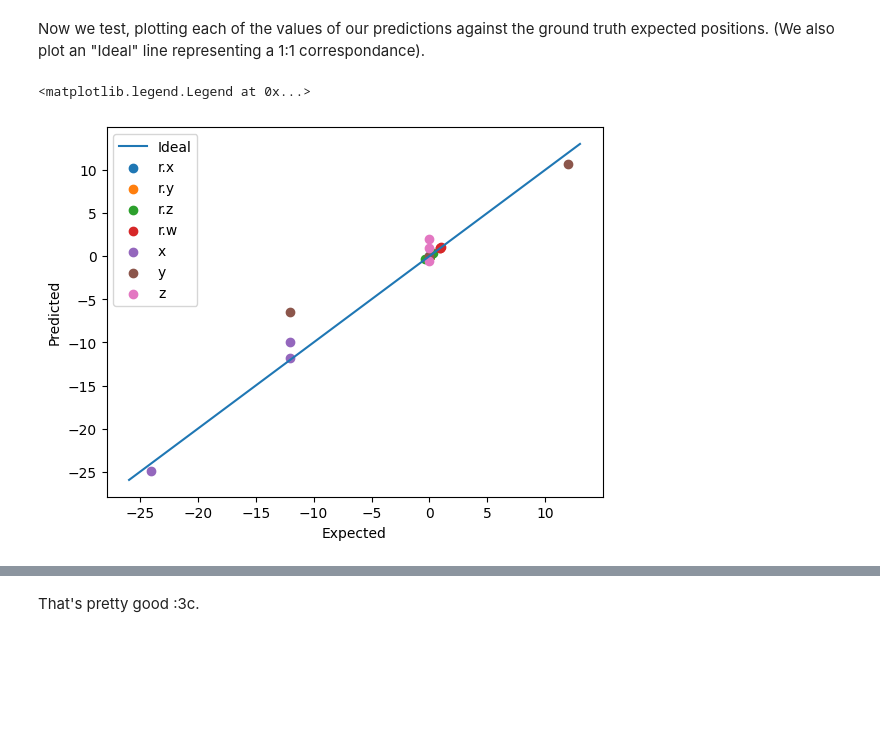
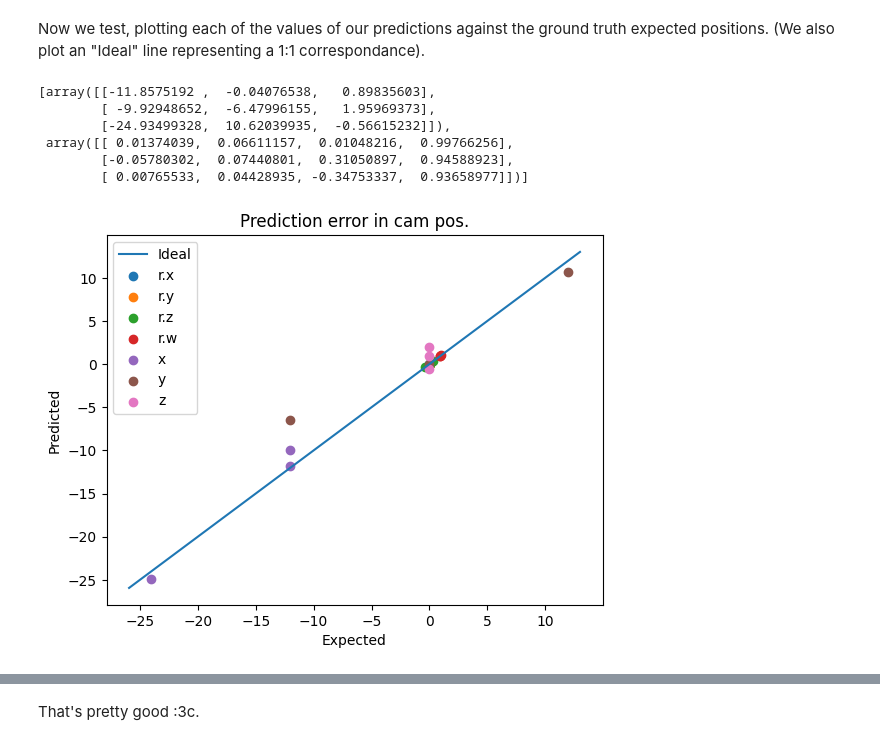
Before and after one commit to LightningHawks6032/notebook-archive, a Jupyter notebook: apriltag/apriltag-position-doing.ipynb, the cells around one changed output, grey strips where cells are left out. Cells and saved outputs as stored; diff of their text form; code cells hidden in the pictures; blank space fills up the shorter version.

```diff
--- a/apriltag/apriltag-position-doing.ipynb
+++ b/apriltag/apriltag-position-doing.ipynb
@@ -197,31 +197,38 @@ correspondance).
 # %%
 # [predicted_pos, predicted_hdg] = zip(*[predict_cam_loc(p, q) for (p, q) in zip(pose_pos, pose_rot)])
 (predicted_pos, predicted_rot) = zip(*[predict_cam_loc(p, q) for (p, q) in zip(pose_pos, pose_rot)])
 predicted_pos = np.array(predicted_pos)
 predicted_rot = np.array([q.as_quat() for q in predicted_rot])
 
 gt_rot_arr = np.array([q.as_quat() for q in gt_rot])
 
 # all = np.concatenate([np.reshape(predicted_pos,(-1,)), np.reshape(predicted_hdg,(-1,)), np.reshape(gt_pos,(-1,)), np.reshape(gt_hdg,(-1,))])
 all = np.concatenate([np.reshape(predicted_pos,(-1,)), np.reshape(predicted_rot,(-1,)), np.reshape(gt_pos,(-1,)), np.reshape(gt_rot_arr,(-1,))])
 rang = [np.min(all)-1, np.max(all)+1]
 plt.plot(rang, rang)
 # plt.scatter(predicted_hdg, gt_hdg)
 plt.scatter(predicted_rot[:,0], gt_rot_arr[:,0])
 plt.scatter(predicted_rot[:,1], gt_rot_arr[:,1])
 plt.scatter(predicted_rot[:,2], gt_rot_arr[:,2])
 plt.scatter(predicted_rot[:,3], gt_rot_arr[:,3])
 plt.scatter(gt_pos[:,0], predicted_pos[:,0])
 plt.scatter(gt_pos[:,1], predicted_pos[:,1])
 plt.scatter(gt_pos[:,2], predicted_pos[:,2])
+plt.title("Prediction error in cam pos.")
 plt.xlabel("Expected")
 plt.ylabel("Predicted")
 # plt.legend(["Ideal", "heading", "x", "y", "z"])
 plt.legend(["Ideal", "r.x", "r.y", "r.z", "r.w", "x", "y", "z"])
 # plt.legend(["r.x", "r.y", "r.z", "r.w"])
+[predicted_pos, predicted_rot]
 # %% [output]
-<matplotlib.legend.Legend at 0x...>
+[array([[-11.8575192 ,  -0.04076538,   0.89835603],
+        [ -9.92948652,  -6.47996155,   1.95969373],
+        [-24.93499328,  10.62039935,  -0.56615232]]),
+ array([[ 0.01374039,  0.06611157,  0.01048216,  0.99766256],
+        [-0.05780302,  0.07440801,  0.31050897,  0.94588923],
+        [ 0.00765533,  0.04428935, -0.34753337,  0.93658977]])]
-[figure, old version]
+[figure, new version]
 # %%
 # [predicted_pos, predicted_hdg] = zip(*[predict_cam_loc(p, q) for (p, q) in zip(pose_pos, pose_rot)])
 (predicted_pos, predicted_rot) = zip(*[predict_tag_loc(p, q) for (p, q) in zip(pose_pos, pose_rot)])
```
Also changed, not shown: parts of 3 cells of this notebook, 3 other files.
